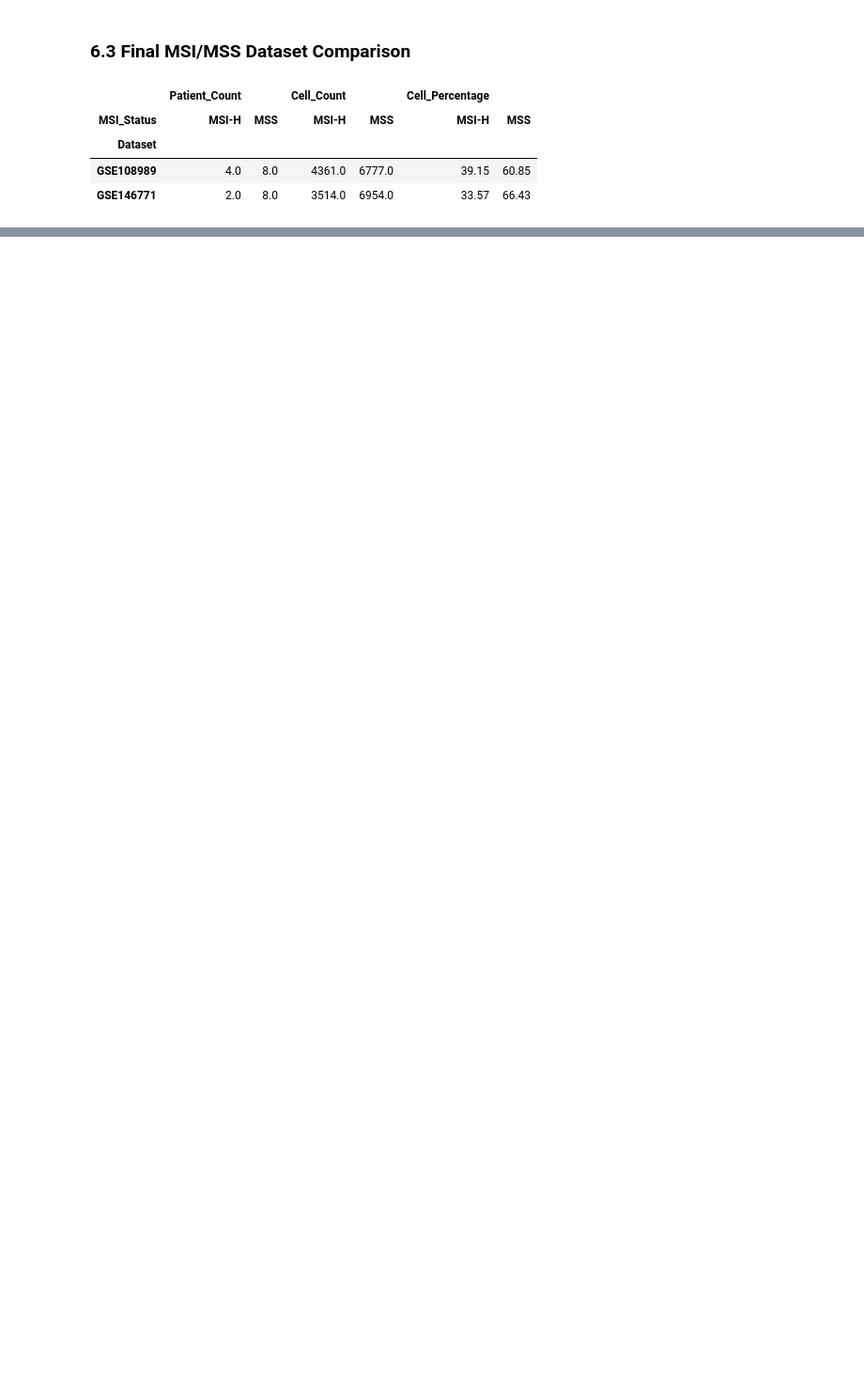
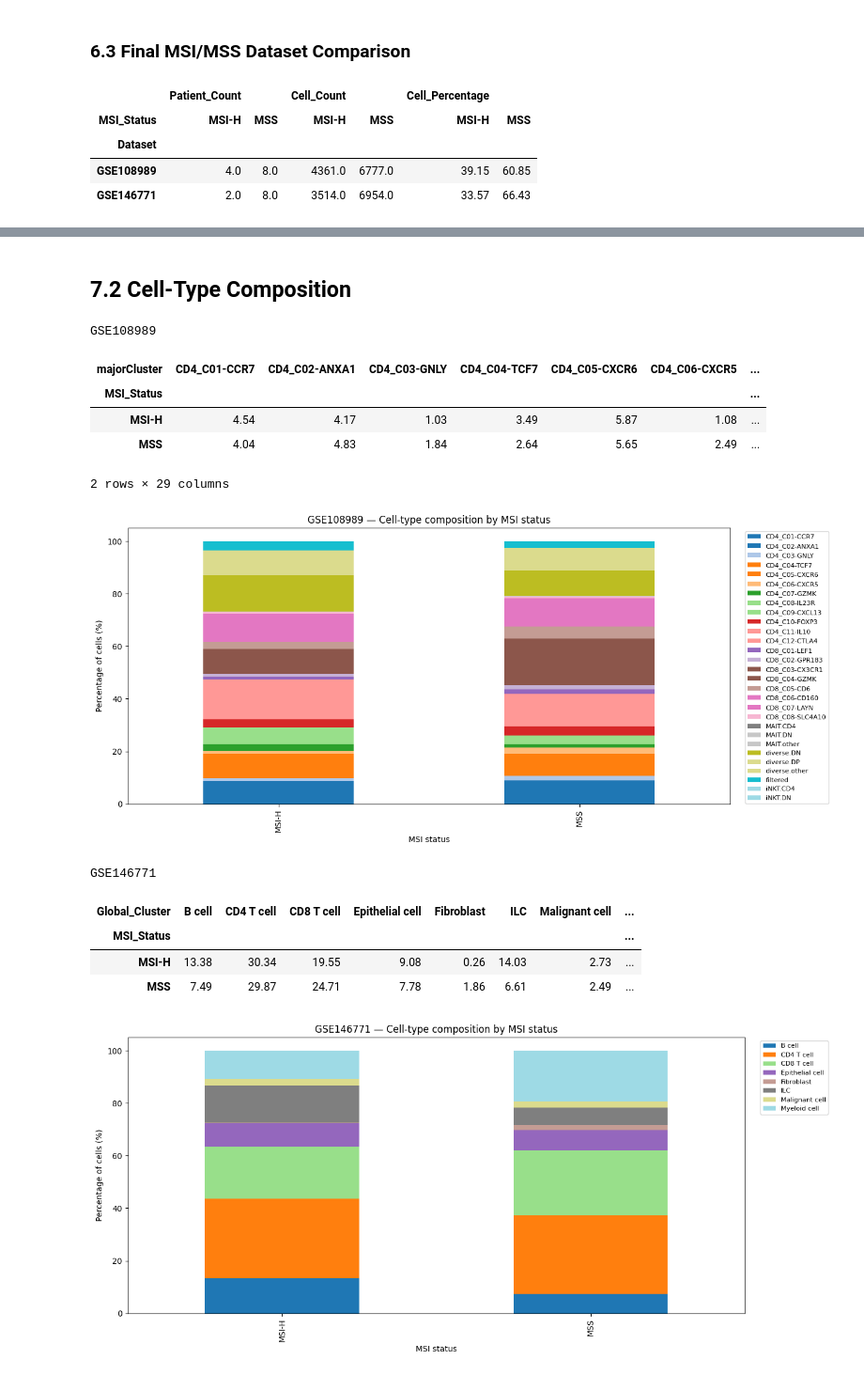
Before and after one commit to Sernasr/crc-singlecell-analysis, a Jupyter notebook: notebooks/dataset_exploration.ipynb, the cells around one changed output, grey strips where cells are left out. Shown at 94% size. Drawn from its saved outputs; the diff is of its cells as text; code cells hidden in the pictures; blank space fills up the shorter version.

```diff
--- a/notebooks/dataset_exploration.ipynb
+++ b/notebooks/dataset_exploration.ipynb
@@ -1033,0 +1238,57 @@ display(
+# %% [markdown]
+## 7.2 Cell-Type Composition
+# %%
+datasets_composition = {
+    "GSE108989": (gse108989_metadata, "majorCluster"),
+    "GSE146771": (smartseq_meta, "Global_Cluster")
+}
+
+for dataset_name, (df, cluster_col) in datasets_composition.items():
+
+    # Only verified MSI/MSS annotations
+    subset = df[df["MSI_Status"].isin(["MSI-H", "MSS"])]
+
+    counts = pd.crosstab(
+        subset["MSI_Status"],
+        subset[cluster_col]
+    )
+
+    percentages = counts.div(
+        counts.sum(axis=1),
+        axis=0
+    ) * 100
+
+    print(f"\n{dataset_name}")
+    display(percentages.round(2))
+
+    percentages.plot(
+        kind="bar",
+        stacked=True,
+        figsize=(13, 6),
+        colormap="tab20"
+    )
+
+    plt.title(f"{dataset_name} — Cell-type composition by MSI status")
+    plt.ylabel("Percentage of cells (%)")
+    plt.xlabel("MSI status")
+    plt.legend(
+        bbox_to_anchor=(1.02, 1),
+        loc="upper left",
+        fontsize=8
+    )
+    plt.tight_layout()
+    plt.show()
+# %% [output]
+GSE108989
+| majorCluster | CD4_C01-CCR7 | CD4_C02-ANXA1 | CD4_C03-GNLY | CD4_C04-TCF7 | CD4_C05-CXCR6 | CD4_C06-CXCR5 | ... |
+| MSI_Status |  |  |  |  |  |  | ... |
+| MSI-H | 4.54 | 4.17 | 1.03 | 3.49 | 5.87 | 1.08 | ... |
+| MSS | 4.04 | 4.83 | 1.84 | 2.64 | 5.65 | 2.49 | ... |
+2 rows × 29 columns
+[figure, added]
+GSE146771
+| Global_Cluster | B cell | CD4 T cell | CD8 T cell | Epithelial cell | Fibroblast | ILC | Malignant cell | ... |
+| MSI_Status |  |  |  |  |  |  |  | ... |
+| MSI-H | 13.38 | 30.34 | 19.55 | 9.08 | 0.26 | 14.03 | 2.73 | ... |
+| MSS | 7.49 | 29.87 | 24.71 | 7.78 | 1.86 | 6.61 | 2.49 | ... |
+[figure, added]
```
Also changed, not shown: parts of 15 cells of this notebook.
